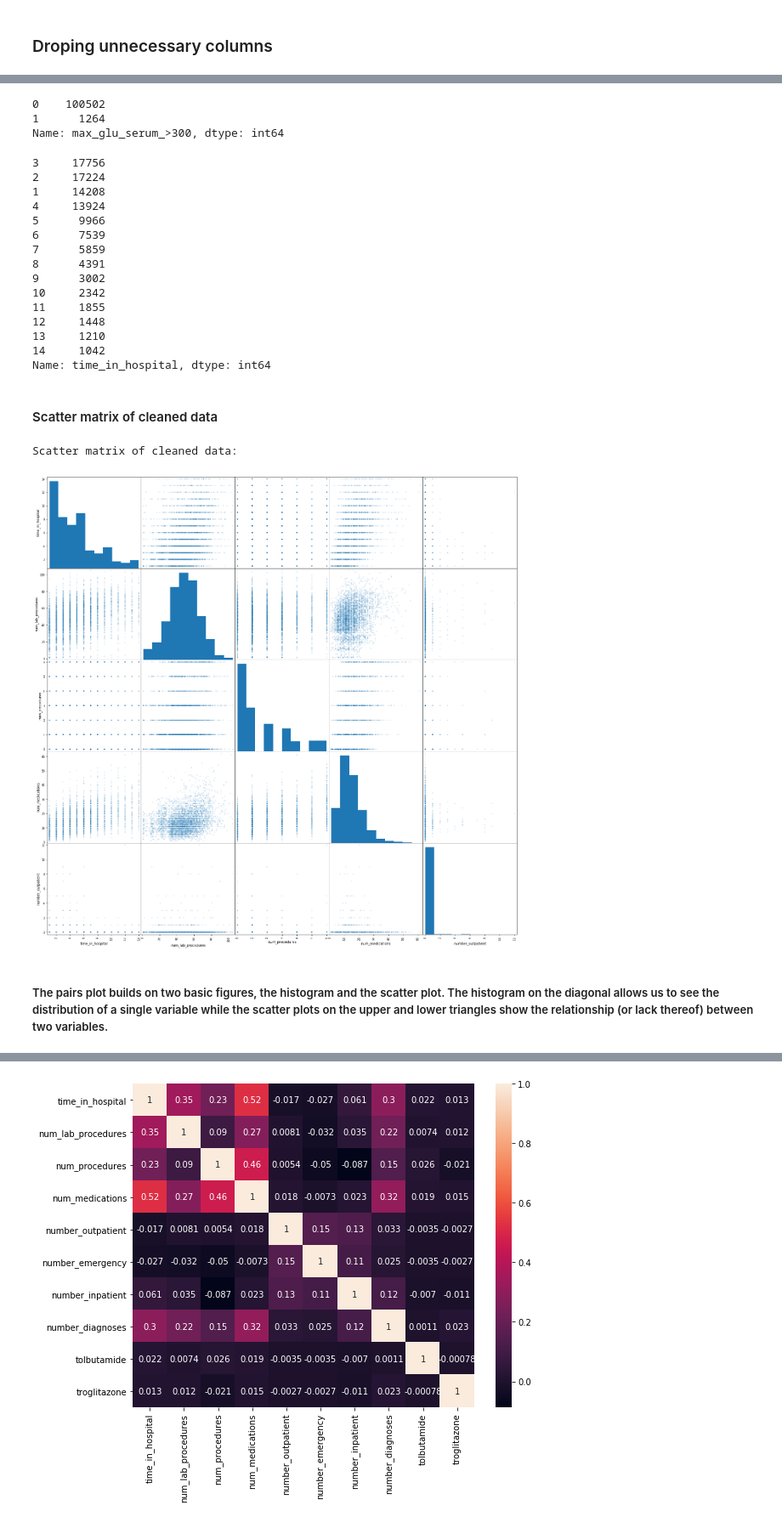
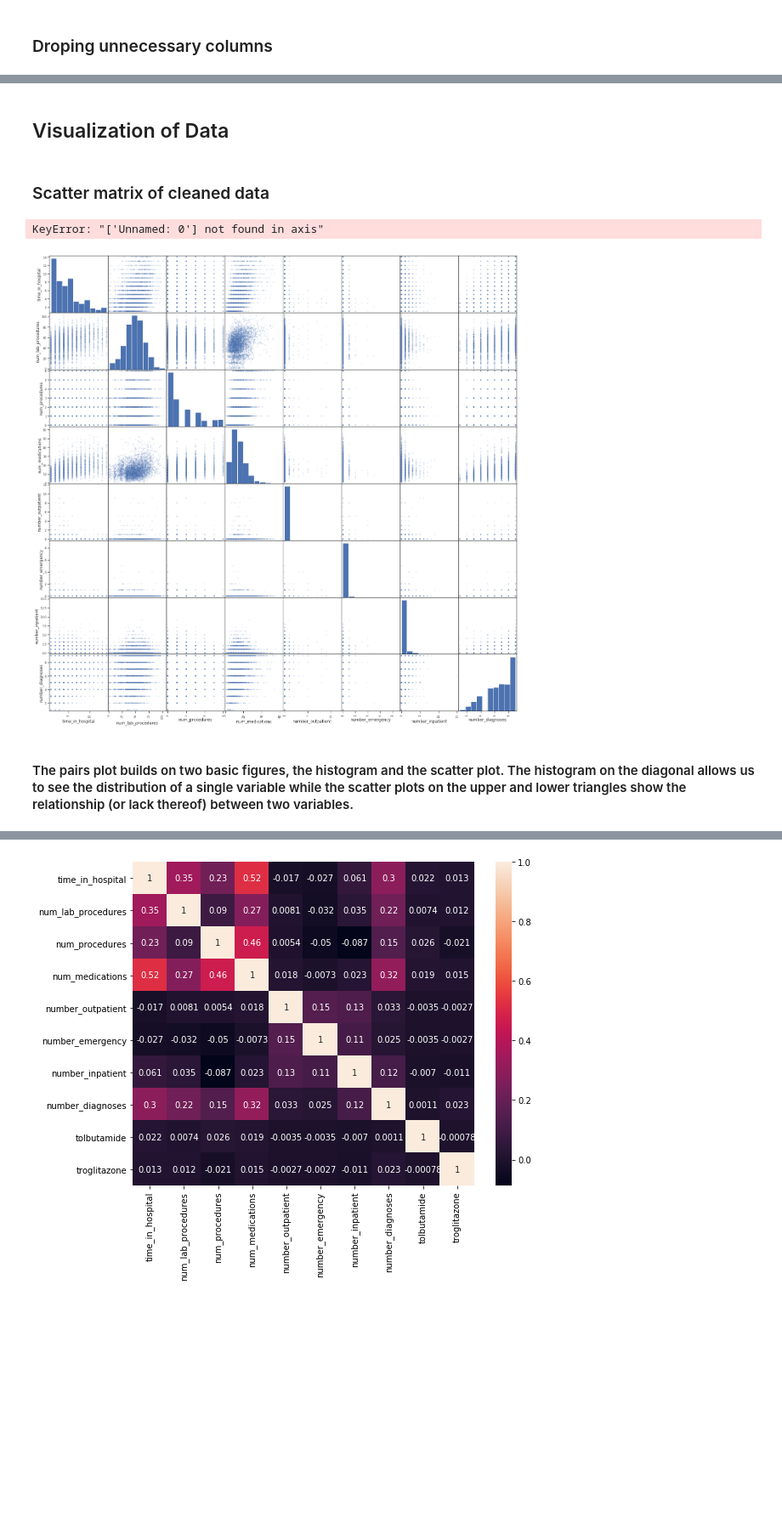
Before and after one commit to fabianlojo/Final, a Jupyter notebook: Cleaning Raw Data.ipynb, the cells around one changed output, grey strips where cells are left out. Shown: that part at 85% size. Saved outputs shown, nothing was run; the diff lists cells and outputs as text; code cells hidden in the pictures; blank space fills up the shorter version.

Commit message:
cleaned kernel

```diff
--- a/Cleaning Raw Data.ipynb
+++ b/Cleaning Raw Data.ipynb
@@ -107,36 +114,16 @@ memory usage: 19.3+ MB
-# %%
-df["max_glu_serum_>300"].value_counts(dropna=True)
-# %% [output]
-0    100502
-1      1264
-Name: max_glu_serum_>300, dtype: int64
-# %%
-df["time_in_hospital"].value_counts(dropna=True)
-# %% [output]
-3     17756
-2     17224
-1     14208
-4     13924
-5      9966
-6      7539
-7      5859
-8      4391
-9      3002
-10     2342
-11     1855
-12     1448
-13     1210
-14     1042
-Name: time_in_hospital, dtype: int64
+# %% [markdown]
+## Visualization of Data
 # %% [markdown]
-#### Scatter matrix of cleaned data
+### Scatter matrix of cleaned data
+# %%
+df = pd.read_csv("INPUT/diabetic_data_cleaned.csv").drop(["Unnamed: 0"],axis=1)
+# %% [output]
+KeyError: "['Unnamed: 0'] not found in axis"
 # %%
-dfascatter = df.iloc[:5000,[0,1,2,3,4]]
-print ("Scatter matrix of cleaned data:")
+dfascatter = df.iloc[:5000,[0,1,2,3,4,5,6,7]]
 %matplotlib inline
 pd.plotting.scatter_matrix(dfascatter, alpha=0.2, figsize=(25, 25));
 # %% [output]
-Scatter matrix of cleaned data:
-[figure, old version]
+[figure, new version]
 # %% [markdown]
-##### The pairs plot builds on two basic figures, the histogram and the scatter plot. The histogram on the diagonal allows us to see the distribution of a single variable while the scatter plots on the upper and lower triangles show the relationship (or lack thereof) between two variables.
+#### The pairs plot builds on two basic figures, the histogram and the scatter plot. The histogram on the diagonal allows us to see the distribution of a single variable while the scatter plots on the upper and lower triangles show the relationship (or lack thereof) between two variables.
```
Also changed, not shown: parts of 38 cells of this notebook, 1 other file.
